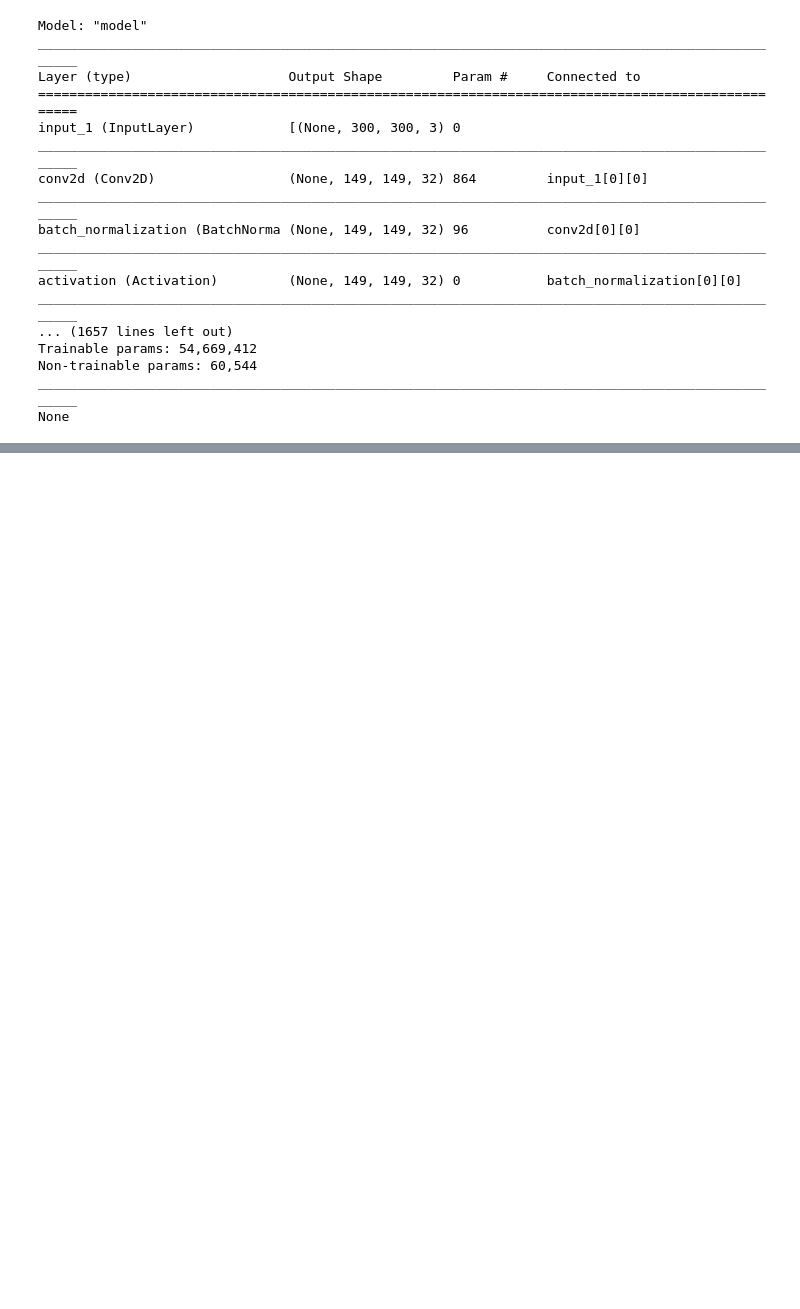
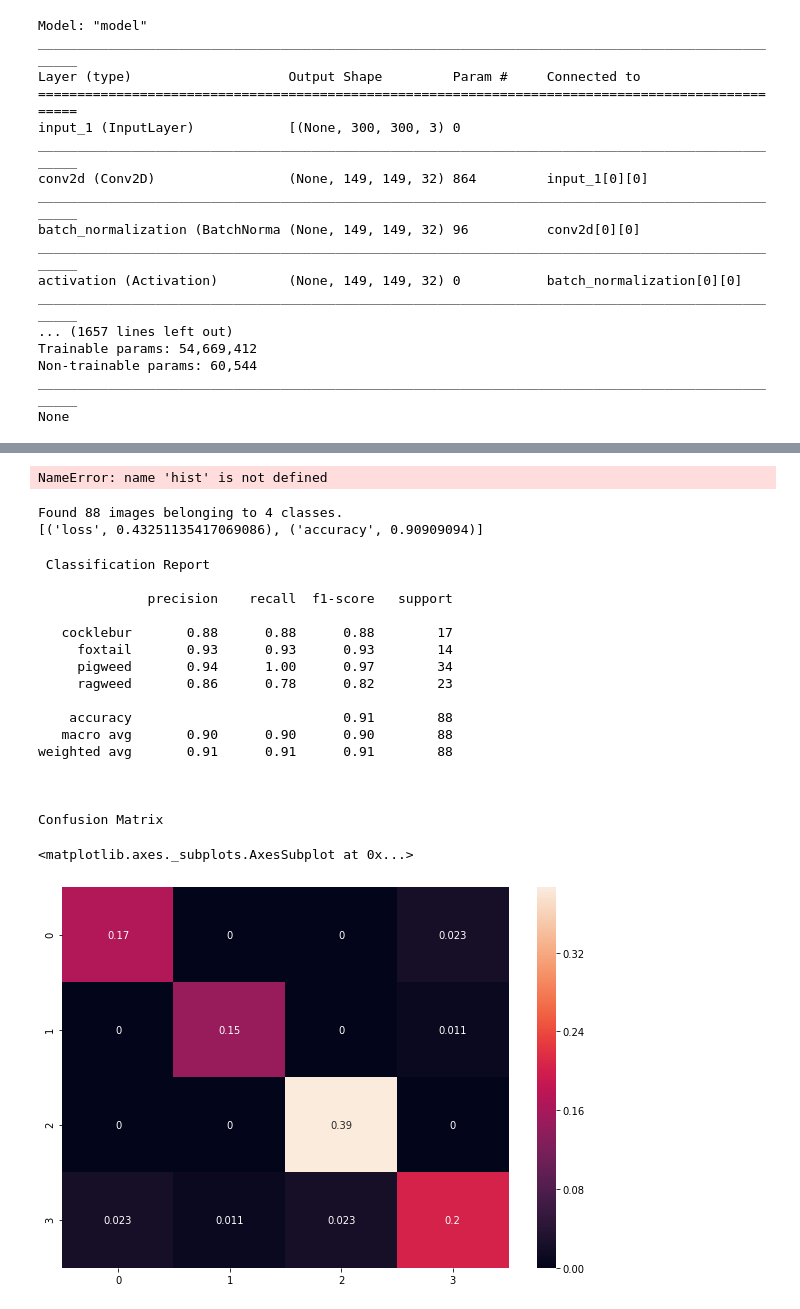
Before and after one commit to Salazar-Prime/Inception, a Jupyter notebook: Incepv4.ipynb, the cells around one changed output, grey strips where cells are left out. Drawn from its saved outputs; the diff is of its cells as text; code cells hidden in the pictures; blank space fills up the shorter version.

Commit message:
add code for testing data

```diff
--- a/Incepv4.ipynb
+++ b/Incepv4.ipynb
@@ -112,7 +116,7 @@ ________________________________________________________________________________
 None
 # %%
 # load saved weights
-# model.load_weights(WEIGHTS_FINAL)
+model.load_weights(WEIGHTS_FINAL)
 # %%
 # train the model
 hist = model.fit_generator(train_batches,
@@ -143,8 +147,7 @@ Epoch 18/20
 # model.save(WEIGHTS_FINAL)
 # %%
 # Plot Results
-import matplotlib.pyplot as plt
-import numpy as np
+
 N=NUM_EPOCHS
 
 plt.style.use("ggplot")
@@ -167,6 +170,64 @@ plt.xlabel("Epoch #")
 plt.ylabel("Accuracy")
 plt.legend(loc="lower left")
 plt.savefig("plot.png")
+# %% [output]
+NameError: name 'hist' is not defined
+# %%
+# test model
+
+test_datagen = ImageDataGenerator(preprocessing_function=preprocess_input)
+test_batches = test_datagen.flow_from_directory(DATASET_PATH + '/test',
+                                                  target_size=IMAGE_SIZE,
+                                                  interpolation='bicubic',
+                                                  class_mode='categorical',
+                                                  shuffle=False,
+                                                  batch_size=1)
+
+out = model.evaluate_generator(test_batches, use_multiprocessing=True)
+print(list(zip(model.metrics_names,out)))
+# %% [output]
+Found 88 images belonging to 4 classes.
+[('loss', 0.43251135417069086), ('accuracy', 0.90909094)]
+# %%
+test_batches.reset()
+Y_pred = model.predict_generator(test_batches, use_multiprocessing=True)
+# print(len(Y_pred))
+# %%
+y_pred = np.argmax(Y_pred, axis=1)
+
+print('\n\n Classification Report\n')
+target_names = list(test_batches.class_indices.keys())
+print(classification_report(list(test_batches.classes), y_pred, target_names=target_names))
+
+
+print('\n\nConfusion Matrix\n')
+cm = confusion_matrix(test_batches.classes, y_pred)
+
+row_sums = cm.sum(axis=1)
+new_matrix = a / row_sums[:, numpy.newaxis]
+
+df_cm = pd.DataFrame(cm)
+plt.figure(figsize = (10,7))
+sn.heatmap(df_cm, annot=True)
+# %% [output]
+ Classification Report
+
+              precision    recall  f1-score   support
+
+   cocklebur       0.88      0.88      0.88        17
+     foxtail       0.93      0.93      0.93        14
+     pigweed       0.94      1.00      0.97        34
+     ragweed       0.86      0.78      0.82        23
+
+    accuracy                           0.91        88
+   macro avg       0.90      0.90      0.90        88
+weighted avg       0.91      0.91      0.91        88
+
+
+
+Confusion Matrix
+<matplotlib.axes._subplots.AxesSubplot at 0x...>
+[figure, added]
 # %%
 # Implementation as explained in: https://arxiv.org/pdf/1602.07261v1.pdf
 # Code Source: Keras InceptionResetV2 (https://jkjung-avt.github.io/keras-inceptionresnetv2/)
```
Also changed, not shown: parts of 4 cells of this notebook.
